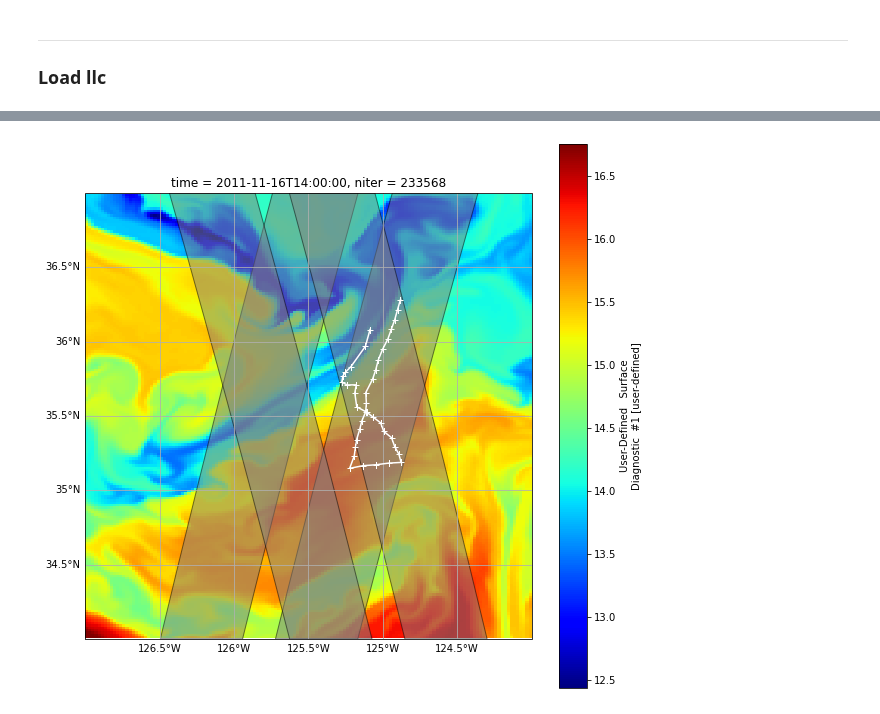
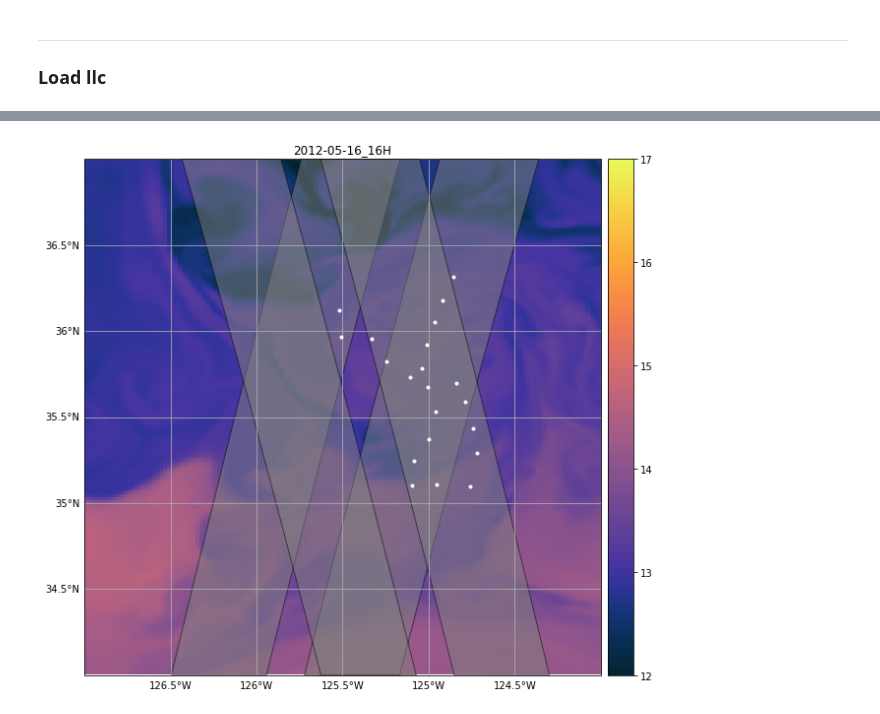
Before and after one commit to apatlpo/mit_equinox, a Jupyter notebook: parcels/llc_zone_plot.ipynb, the cells around one changed output, grey strips where cells are left out. Drawn from its saved outputs; the diff is of its cells as text; code cells hidden in the pictures.

```diff
--- a/parcels/llc_zone_plot.ipynb
+++ b/parcels/llc_zone_plot.ipynb
@@ -21,14 +22,15 @@ import mitequinox.parcels as pa
 # site directories
 root_dir = '/home1/scratch/slgentil/parcels/'
 site = 'californie'
-dl = 4
+season = 'spring'             # 'spring', 'summer', 'autumn', 'winter'
+dl = 8
 speed = 5
 t_delta=pd.Timedelta(days=10)    # Length of the trajectories
 # %% [markdown]
 ---
 ### init parameters
 # %%
-run_dir = os.path.join(root_dir, site+"/run/")
+run_dir = os.path.join(root_dir, site+'_'+season+"/run/")
 simu_name = 'dl'+str(dl)+'.speed'+str(speed)
 
 if site == 'californie':
@@ -230,6 +306,16 @@ Plot time of the last released drifter
 # %%
+#Plot time of the last released drifter
+kwargs = dict(
+              drifter_kwargs={"color": "white"},
+              #drifter_kwargs={},
+              bg_kwargs = {'vmin': 12,'vmax': 17, 'cmap':cm.thermal,
+                           #'fraction':0.046, 'pad':0.04,
+                          }
+             )
+
 trails = df_trails.loc[(df_trails.index==t_released)]
 bg_var = ds_llc['SST'].sel(time=t_released)
-plot_pretty(bbox, swot_tracks=tracks, trails=trails, bg_var=bg_var, figsize=(10,10), **kwargs)
+plot_pretty(bbox, swot_tracks=tracks, trails=trails, bg_var=bg_var,
+            date=t_released, figsize=(10,10), **kwargs)
 # %% [output]
 (<Figure size 720x720 with 2 Axes>,
@@ -237 +323 @@ plot_pretty(bbox, swot_tracks=tracks, trails=trails, bg_var=bg_var, figsize=(10,
-[figure, old version]
+[figure, new version]
```
Also changed, not shown: parts of 11 cells of this notebook, 2 other files.
